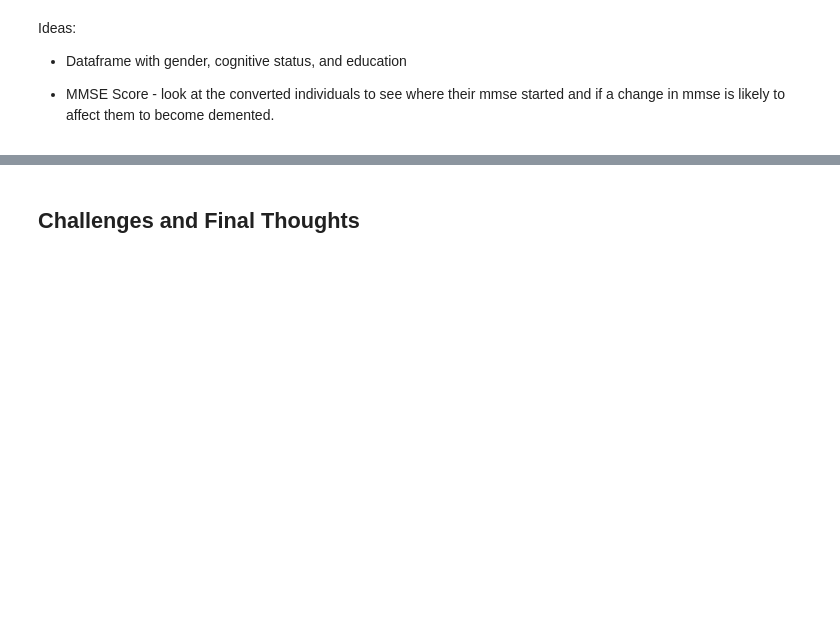
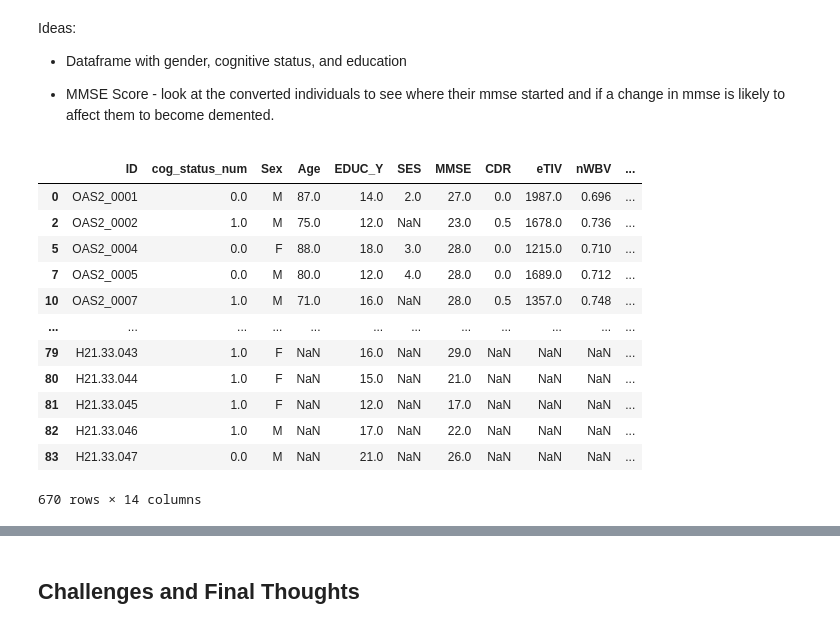
Before and after one commit to marisalong/marisalong.github.io, a Jupyter notebook: DataScienceFinalNotebook.ipynb, the cells around one changed output, grey strips where cells are left out. Cells and saved outputs as stored; diff of their text form; code cells hidden in the pictures; blank space fills up the shorter version.

Commit message:
some work on the model

```diff
--- a/DataScienceFinalNotebook.ipynb
+++ b/DataScienceFinalNotebook.ipynb
@@ -866,0 +868,57 @@ Ideas:
+# %%
+# Connecting the datasets
+
+# Creating a cog status num for df_long1
+df_long1['cog_status_num'] = df_alhz_long['Group'].map({
+    'Nondemented': 0,
+    'Converted': 1,
+    'Demented': 1
+})
+
+# Creating temporary DFs with just the variables we want to look at
+cols = ['Subject ID', 'cog_status_num', 'M/F','Age', 'EDUC', 'SES', 'MMSE', 'CDR', 'eTIV',
+                    'nWBV', 'ASF']
+temp_long = df_long1[cols]
+cols = ['ID', 'cog_status_num', 'M/F', 'Age', 'Educ', 'SES', 'CDR', 'eTIV',
+                    'nWBV', 'ASF']
+temp_cross = df_alhz_cross[cols]
+cols = ['Donor ID', 'cog_status_num', 'Sex', 'Age of onset cognitive symptoms', 'Brain pH', 'Last MMSE Score', 'Highest level of education', 'Years of education']
+temp_meta = df_meta[cols]
+# %%
+# Rename the column names to be consistent
+# Note: EDUC_Y = Years of education, EDUC_L = level of education
+temp_long.rename(columns = {'Subject ID':'ID',
+                           'M/F': 'Sex',
+                           'EDUC': 'EDUC_Y'}, inplace = True)
+temp_cross.rename(columns = {'M/F': 'Sex',
+                           'Educ': 'EDUC_L'}, inplace = True)
+temp_meta.rename(columns = {'Donor ID': 'ID',
+                           'Last MMSE Score': 'MMSE',
+                           'Highest level of education': 'EDUC_L',
+                           'Years of education': 'EDUC_Y'}, inplace = True)
+# %%
+# Changing the columns to contain the same type
+temp_meta['Sex'] = temp_meta['Sex'].map({
+    'Male': 'M',
+    'Female': 'F'
+})
+# %%
+# now append all of them.  rename()
+alz_model_df = temp_long.append(temp_cross)
+alz_model_df = alz_model_df.append(temp_meta)
+alz_model_df[]
+alz_model_df
+# %% [output]
+|  | ID | cog_status_num | Sex | Age | EDUC_Y | SES | MMSE | CDR | eTIV | nWBV | ... |
+| 0 | OAS2_0001 | 0.0 | M | 87.0 | 14.0 | 2.0 | 27.0 | 0.0 | 1987.0 | 0.696 | ... |
+| 2 | OAS2_0002 | 1.0 | M | 75.0 | 12.0 | NaN | 23.0 | 0.5 | 1678.0 | 0.736 | ... |
+| 5 | OAS2_0004 | 0.0 | F | 88.0 | 18.0 | 3.0 | 28.0 | 0.0 | 1215.0 | 0.710 | ... |
+| 7 | OAS2_0005 | 0.0 | M | 80.0 | 12.0 | 4.0 | 28.0 | 0.0 | 1689.0 | 0.712 | ... |
+| 10 | OAS2_0007 | 1.0 | M | 71.0 | 16.0 | NaN | 28.0 | 0.5 | 1357.0 | 0.748 | ... |
+| ... | ... | ... | ... | ... | ... | ... | ... | ... | ... | ... | ... |
+| 79 | H21.33.043 | 1.0 | F | NaN | 16.0 | NaN | 29.0 | NaN | NaN | NaN | ... |
+| 80 | H21.33.044 | 1.0 | F | NaN | 15.0 | NaN | 21.0 | NaN | NaN | NaN | ... |
+| 81 | H21.33.045 | 1.0 | F | NaN | 12.0 | NaN | 17.0 | NaN | NaN | NaN | ... |
+| 82 | H21.33.046 | 1.0 | M | NaN | 17.0 | NaN | 22.0 | NaN | NaN | NaN | ... |
+| 83 | H21.33.047 | 0.0 | M | NaN | 21.0 | NaN | 26.0 | NaN | NaN | NaN | ... |
+670 rows × 14 columns
```
Also changed, not shown: parts of 21 cells of this notebook.
